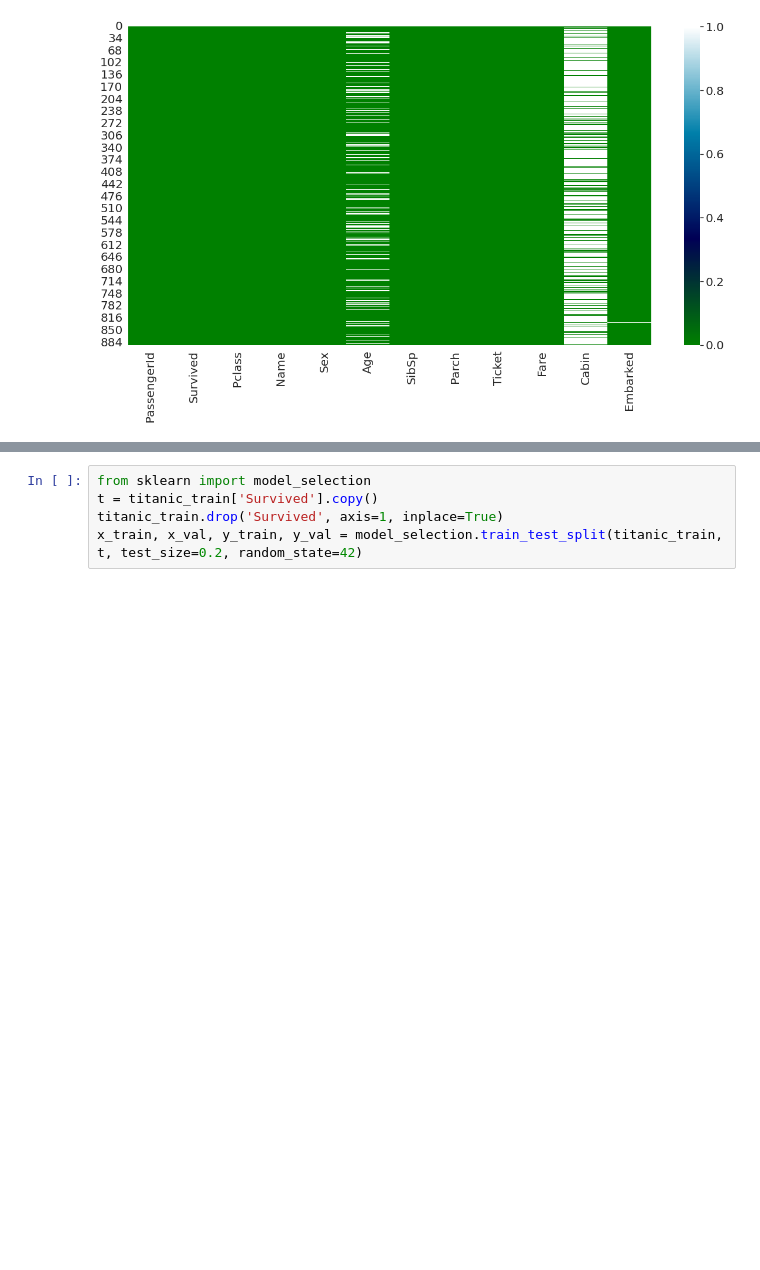
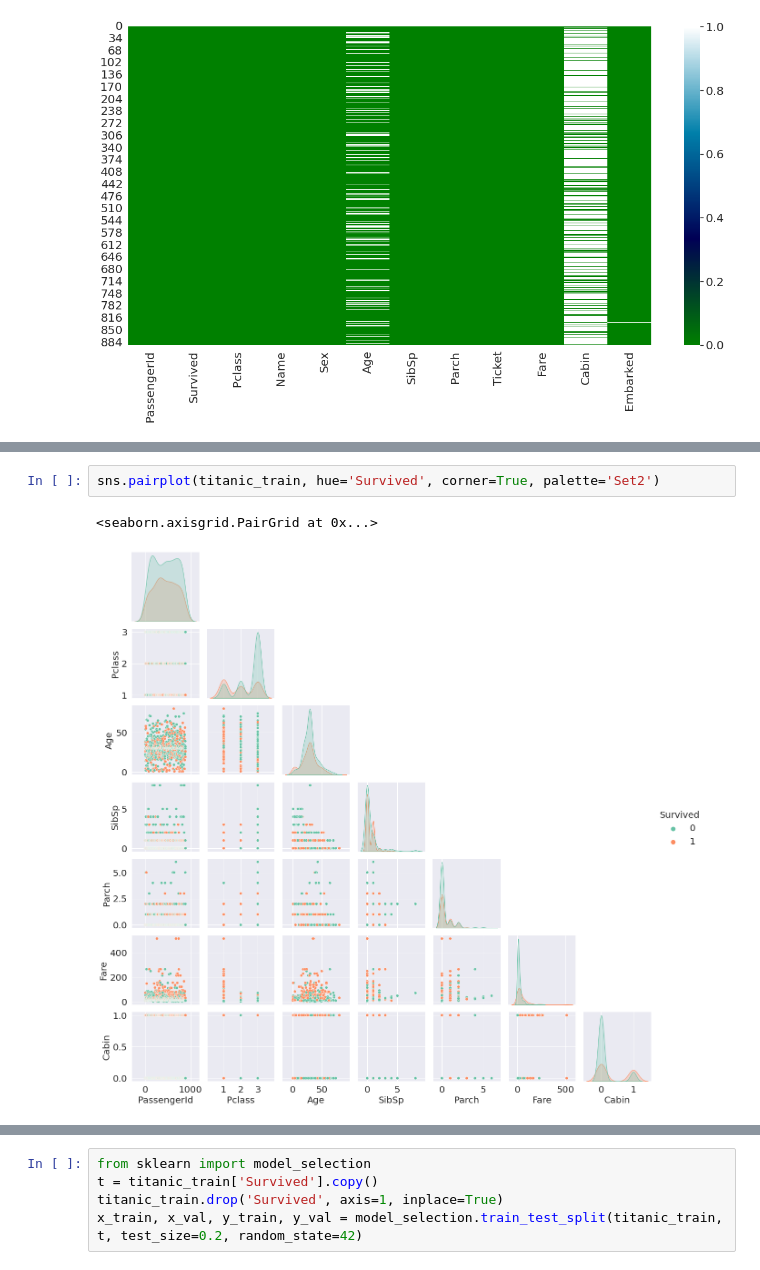
Before and after one commit to Aviad-Hedvat/ML---Titanic, a Jupyter notebook: Titanic.ipynb, the cells around one changed output, grey strips where cells are left out. Drawn from its saved outputs; the diff is of its cells as text; blank space fills up the shorter version.

```diff
--- a/Titanic.ipynb
+++ b/Titanic.ipynb
@@ -65,0 +179,5 @@ relatives_chance = titanic_train[['Relatives', 'Survived']].groupby(['Relatives'
+# %%
+sns.pairplot(titanic_train, hue='Survived', corner=True, palette='Set2')
+# %% [output]
+<seaborn.axisgrid.PairGrid at 0x...>
+[figure, added]
```
Also changed, not shown: parts of 37 cells of this notebook.
